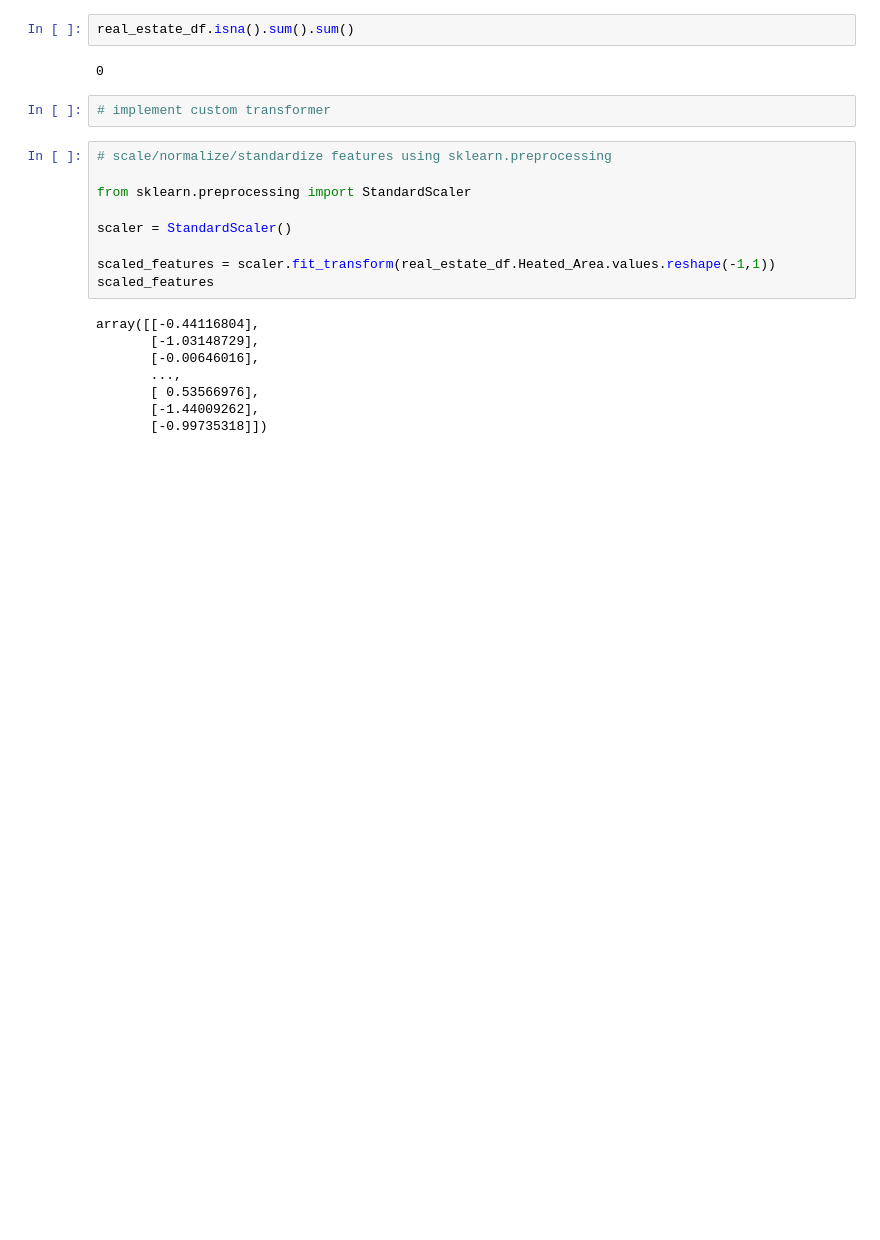
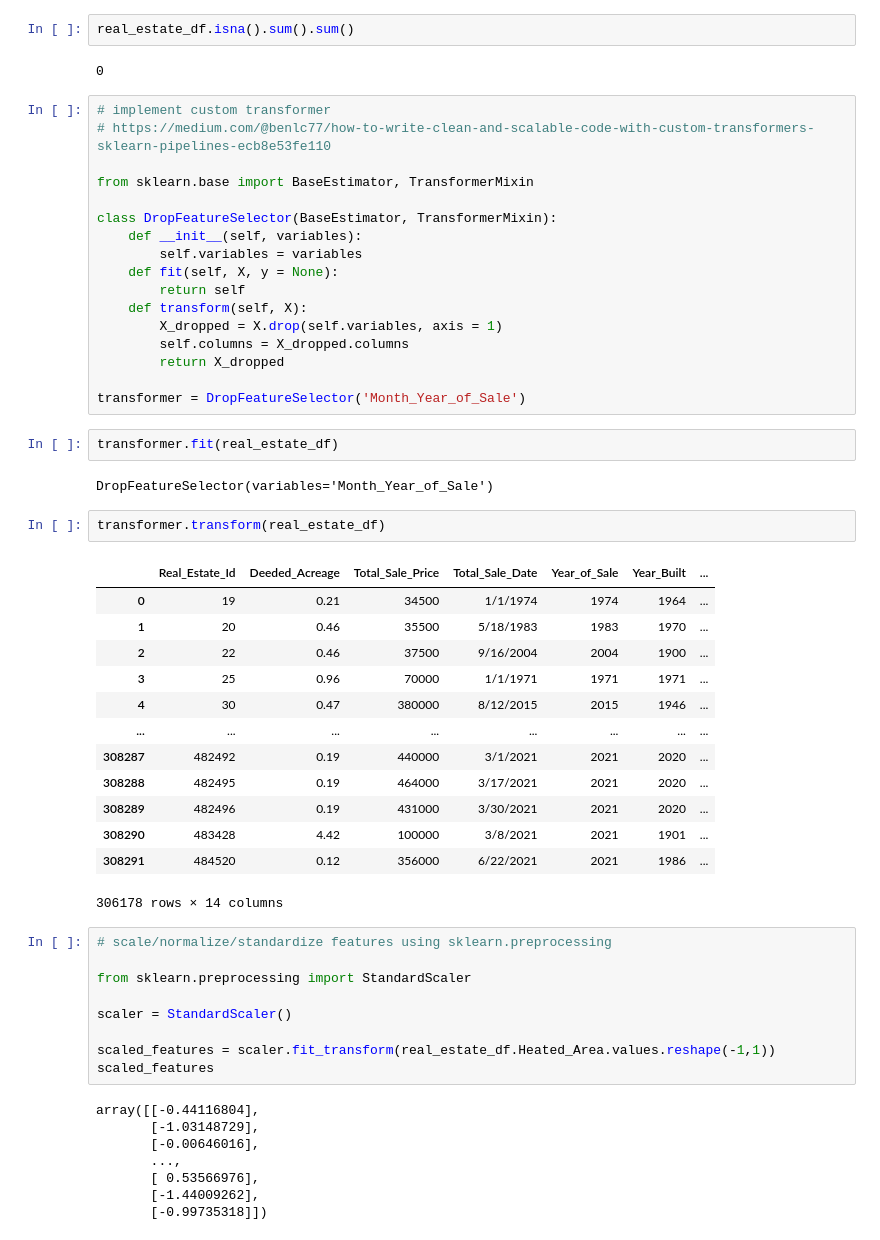
Before and after one commit to jcarballo1/CS7394_AppliedML, a Jupyter notebook: Project3/Project03.ipynb, the cells around one changed output. Drawn from its saved outputs; the diff is of its cells as text; blank space fills up the shorter version.

```diff
--- a/Project3/Project03.ipynb
+++ b/Project3/Project03.ipynb
@@ -497,8 +479,43 @@ final_df
 real_estate_df.isna().sum().sum()
 # %% [output]
 0
-# %%
-# implement custom transformer
+# %%
+# implement custom transformer
+# https://medium.com/@benlc77/how-to-write-clean-and-scalable-code-with-custom-transformers-sklearn-pipelines-ecb8e53fe110
+
+from sklearn.base import BaseEstimator, TransformerMixin
+
+class DropFeatureSelector(BaseEstimator, TransformerMixin):
+    def __init__(self, variables):
+        self.variables = variables
+    def fit(self, X, y = None):
+        return self
+    def transform(self, X):
+        X_dropped = X.drop(self.variables, axis = 1)
+        self.columns = X_dropped.columns
+        return X_dropped
+
+transformer = DropFeatureSelector('Month_Year_of_Sale')
+# %%
+transformer.fit(real_estate_df)
+# %% [output]
+DropFeatureSelector(variables='Month_Year_of_Sale')
+# %%
+transformer.transform(real_estate_df)
+# %% [output]
+|  | Real_Estate_Id | Deeded_Acreage | Total_Sale_Price | Total_Sale_Date | Year_of_Sale | Year_Built | ... |
+| 0 | 19 | 0.21 | 34500 | 1/1/1974 | 1974 | 1964 | ... |
+| 1 | 20 | 0.46 | 35500 | 5/18/1983 | 1983 | 1970 | ... |
+| 2 | 22 | 0.46 | 37500 | 9/16/2004 | 2004 | 1900 | ... |
+| 3 | 25 | 0.96 | 70000 | 1/1/1971 | 1971 | 1971 | ... |
+| 4 | 30 | 0.47 | 380000 | 8/12/2015 | 2015 | 1946 | ... |
+| ... | ... | ... | ... | ... | ... | ... | ... |
+| 308287 | 482492 | 0.19 | 440000 | 3/1/2021 | 2021 | 2020 | ... |
+| 308288 | 482495 | 0.19 | 464000 | 3/17/2021 | 2021 | 2020 | ... |
+| 308289 | 482496 | 0.19 | 431000 | 3/30/2021 | 2021 | 2020 | ... |
+| 308290 | 483428 | 4.42 | 100000 | 3/8/2021 | 2021 | 1901 | ... |
+| 308291 | 484520 | 0.12 | 356000 | 6/22/2021 | 2021 | 1986 | ... |
+306178 rows × 14 columns
 # %%
 # scale/normalize/standardize features using sklearn.preprocessing
 
```
Also changed, not shown: parts of 3 cells of this notebook.
